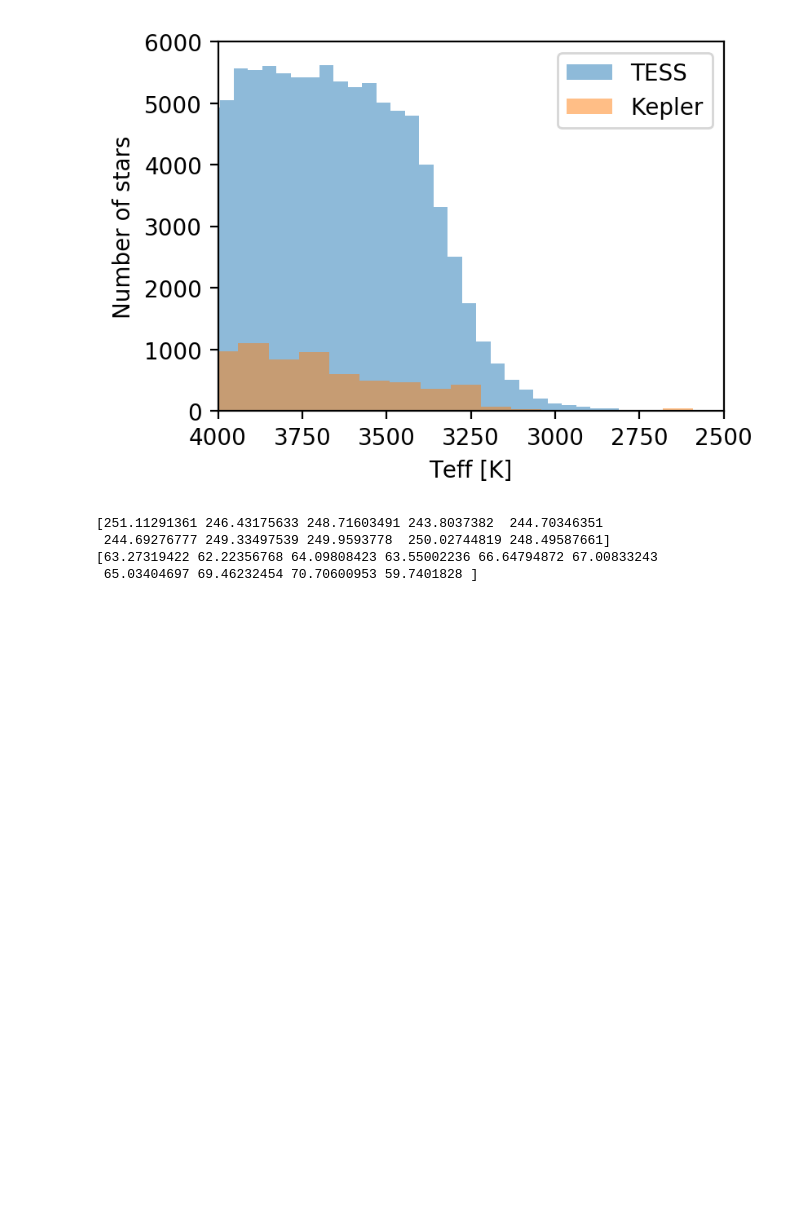
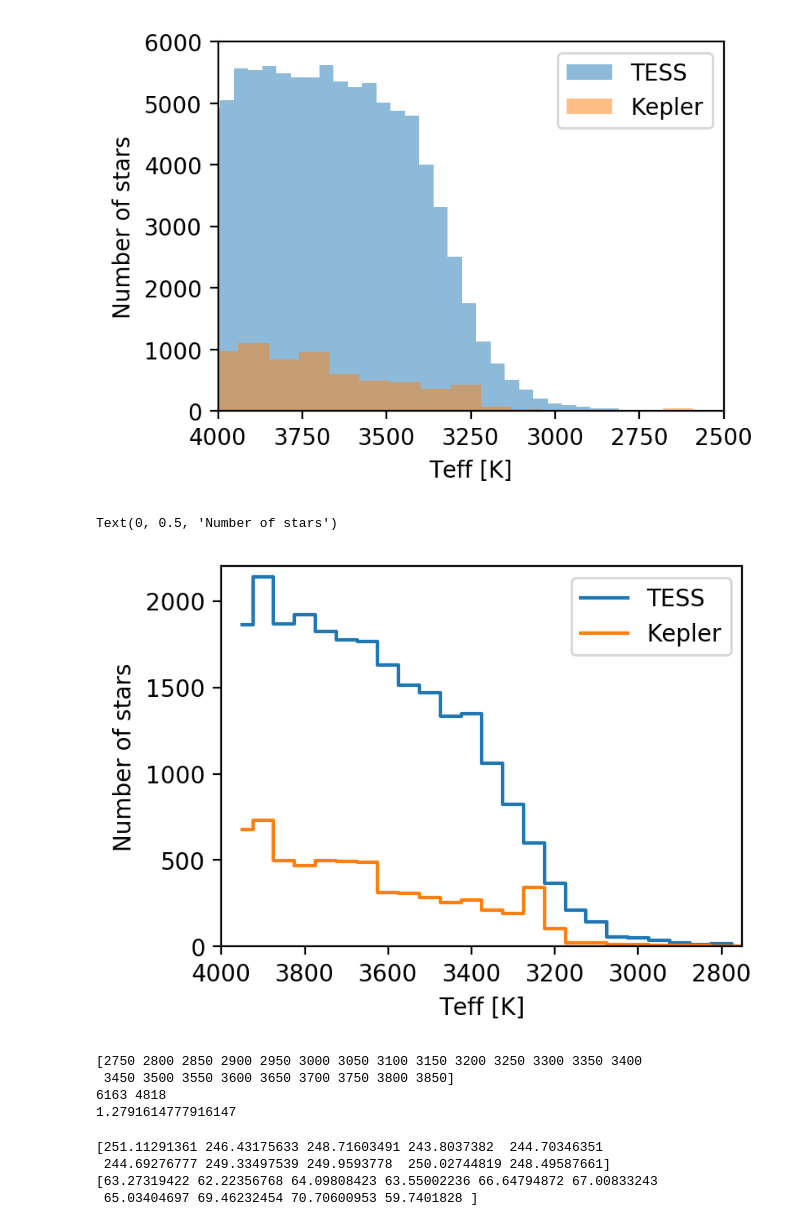
Before and after one commit to RuthAngus/TESS-rotation, a Jupyter notebook: code/notebooks/Exploring_CVZ_stars.ipynb, the cells around one changed output. Drawn from its saved outputs; the diff is of its cells as text; code cells hidden in the pictures; blank space fills up the shorter version.

```diff
--- a/code/notebooks/Exploring_CVZ_stars.ipynb
+++ b/code/notebooks/Exploring_CVZ_stars.ipynb
@@ -48,7 +52,7 @@ gaia_file = "/Users/rangus/projects/data/kepler_dr2_1arcsec.fits"
 with fits.open(gaia_file) as data:
     kepler = pd.DataFrame(data[1].data, dtype="float64")
 # %%
-df = pd.merge(north, south, on=["ID", "Teff"], how="outer")
+df = pd.merge(north, south, on=["ID", "Teff", "Tmag"], how="outer")
 print(sum(df.Teff.values < 4000))
 print(sum(df.Teff.values < 4000))
 print(sum(kepler.teff.values < 4000))
@@ -69,6 +73,37 @@ plt.ylabel("Number of stars")
 # %% [output]
 Text(0, 0.5, 'Number of stars')
 [figure]
+# %%
+plt.figure(figsize=(4, 3), dpi=200)
+# H, bins, _ = plt.hist(df.Teff.values[(df.Tmag.values < 14) & (df.Teff.values < 4000) & (2750 < df.Teff.values)],
+#                       50, density=False, alpha=.5, label="TESS");
+bins = np.arange(2750, 4050, 50)
+HT, bins = np.histogram(df.Teff.values[
+    (df.Tmag.values < 14) & (df.Teff.values < 4050) & (2750 < df.Teff.values)],
+                       bins=bins)
+plt.step(bins[:-1], HT*3.22, color="C0", where="mid", label="TESS");
+HK, bins = np.histogram(kepler.teff.values[(kepler.teff.values < 4050) & (2750 < kepler.teff.values)],
+                       bins=bins)
+plt.step(bins[:-1], HK, color="C1", where="mid", label="Kepler");
+plt.legend()
+plt.gca().invert_xaxis()
+plt.xlim(4000, 2750)
+plt.ylim(0, 2200)
+plt.xlabel("Teff [K]")
+plt.ylabel("Number of stars")
+# %% [output]
+Text(0, 0.5, 'Number of stars')
+[figure, added]
+# %%
+print(bins[:23])
+print(sum(HT[:23]), sum(HK[:23]))
+print(sum(HT[:23])/sum(HK[:23]))
+# print(HT/HK)
+# %% [output]
+[2750 2800 2850 2900 2950 3000 3050 3100 3150 3200 3250 3300 3350 3400
+ 3450 3500 3550 3600 3650 3700 3750 3800 3850]
+6163 4818
+1.2791614777916147
 # %%
 print(north.ra.values[:10])
 print(north.dec.values[:10])
```
Also changed, not shown: parts of 7 cells of this notebook, 4 other files.
